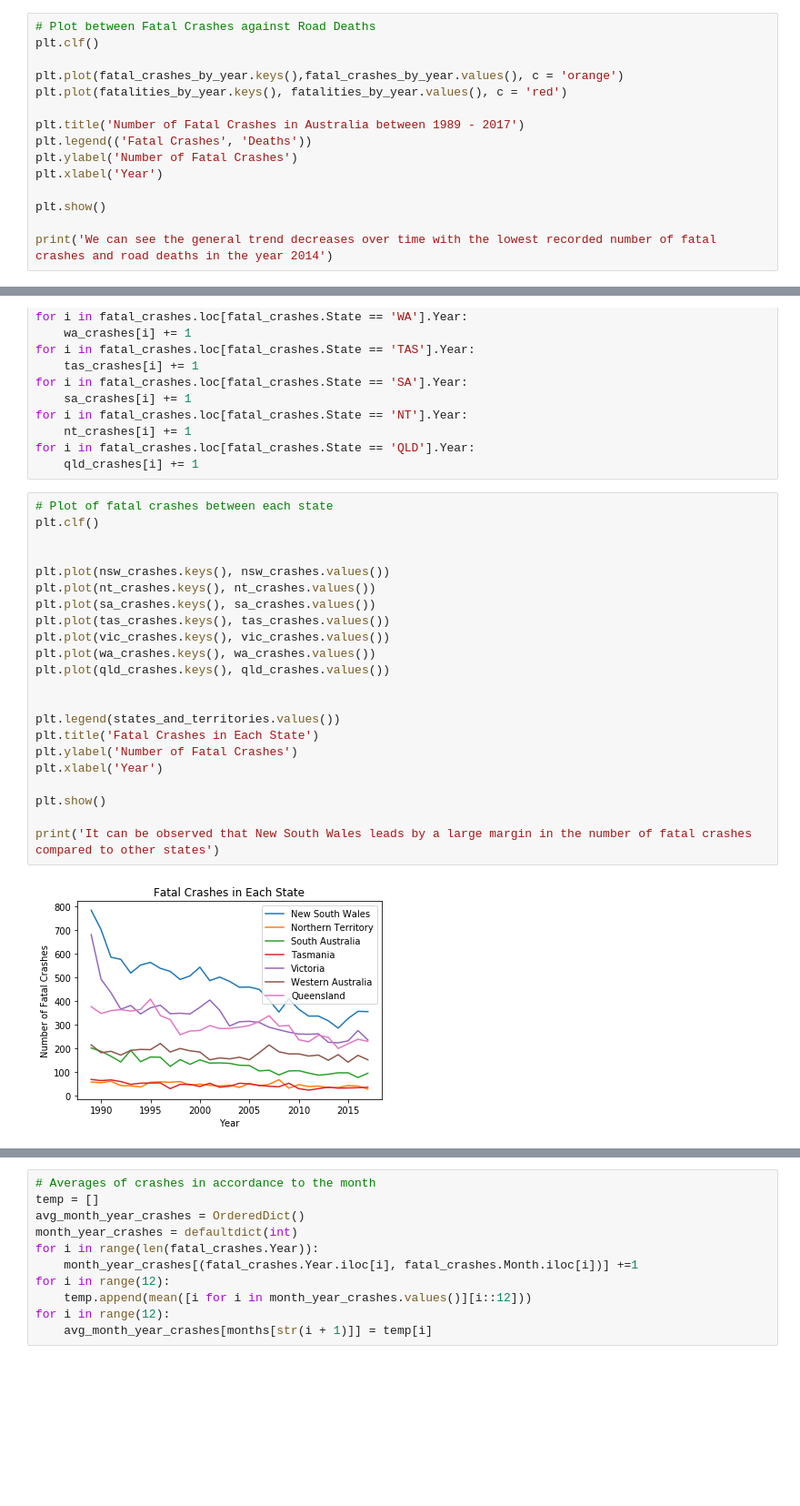
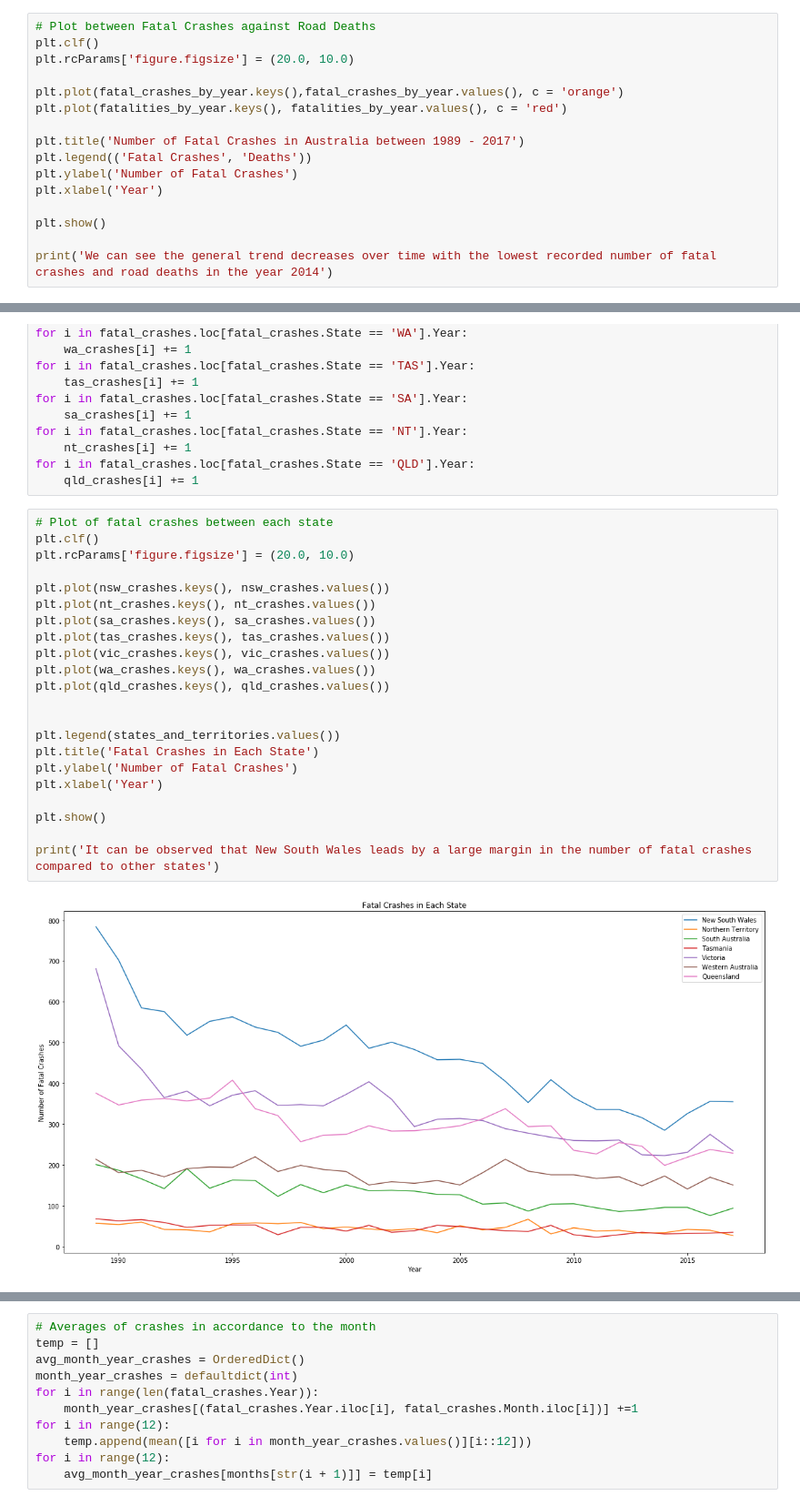
Before and after one commit to VoLKyyyOG/Australian-Road-Deaths-Database-Visualization, a Jupyter notebook: ARDD analysis.ipynb, the cells around one changed output, grey strips where cells are left out. Shown at 91% size. Saved outputs shown, nothing was run; the diff lists cells and outputs as text; blank space fills up the shorter version.

```diff
--- a/ARDD analysis.ipynb
+++ b/ARDD analysis.ipynb
@@ -32,6 +32,7 @@ for i in fatalities.Year:
 # %%
 # Plot between Fatal Crashes against Road Deaths
 plt.clf()
+plt.rcParams['figure.figsize'] = (20.0, 10.0)
 
 plt.plot(fatal_crashes_by_year.keys(),fatal_crashes_by_year.values(), c = 'orange')
 plt.plot(fatalities_by_year.keys(), fatalities_by_year.values(), c = 'red')
@@ -100,27 +101,27 @@ for i in fatal_crashes.loc[fatal_crashes.State == 'QLD'].Year:
 # %%
 # Plot of fatal crashes between each state
 plt.clf()
-
+plt.rcParams['figure.figsize'] = (20.0, 10.0)
 
 plt.plot(nsw_crashes.keys(), nsw_crashes.values())
 plt.plot(nt_crashes.keys(), nt_crashes.values())
 plt.plot(sa_crashes.keys(), sa_crashes.values())
 plt.plot(tas_crashes.keys(), tas_crashes.values())
 plt.plot(vic_crashes.keys(), vic_crashes.values())
 plt.plot(wa_crashes.keys(), wa_crashes.values())
 plt.plot(qld_crashes.keys(), qld_crashes.values())
 
 
 plt.legend(states_and_territories.values())
 plt.title('Fatal Crashes in Each State')
 plt.ylabel('Number of Fatal Crashes')
 plt.xlabel('Year')
 
 plt.show()
 
 print('It can be observed that New South Wales leads by a large margin in the number of fatal crashes compared to other states')
 # %% [output]
-[figure, old version]
+[figure, new version]
 It can be observed that New South Wales leads by a large margin in the number of fatal crashes compared to other states
 # %%
 # Pie chart of fatal crashes by States
```
Also changed, not shown: parts of 8 cells of this notebook.
